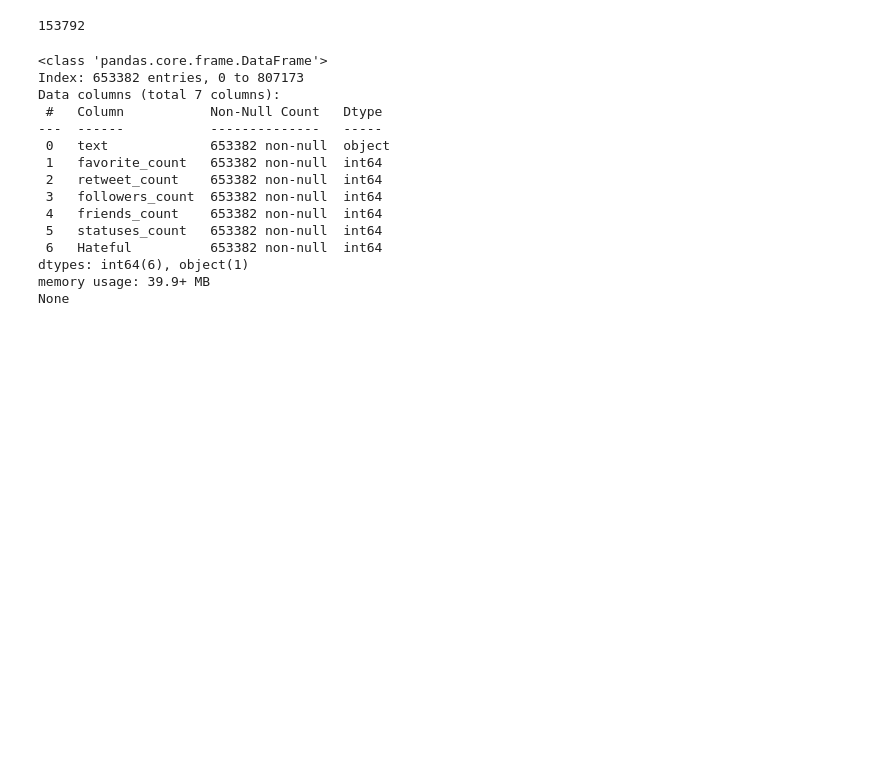
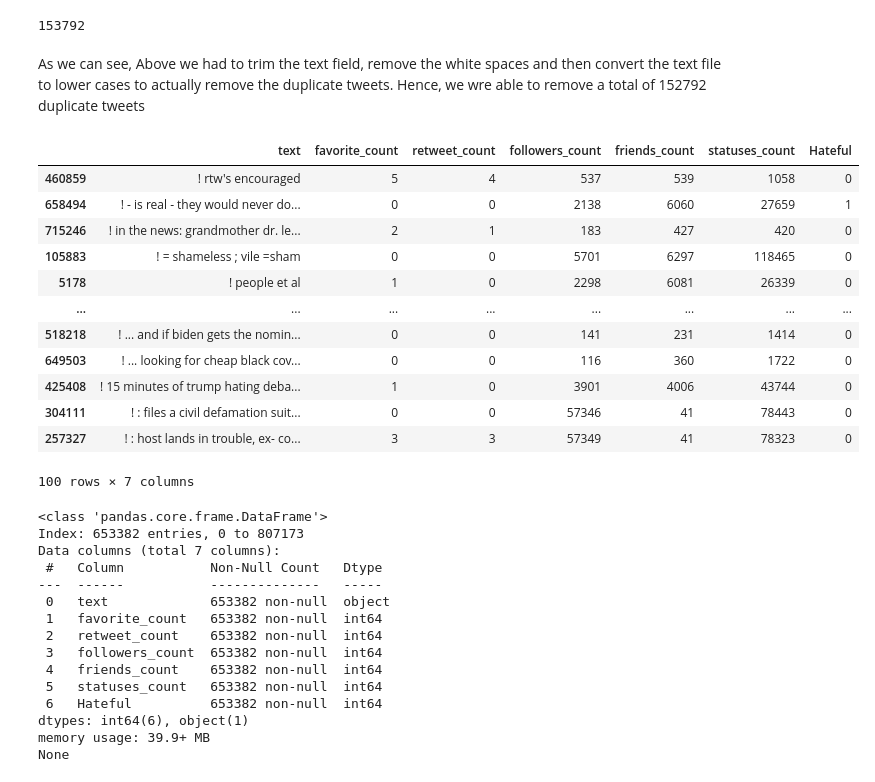
Before and after one commit to AkshayHanchate/-MeToo_Hate_Speech_Detection_NLP, a Jupyter notebook: MeToo_Hateful_NLP.ipynb, the cells around one changed output. Drawn from its saved outputs; the diff is of its cells as text; code cells hidden in the pictures; blank space fills up the shorter version.

```diff
--- a/MeToo_Hateful_NLP.ipynb
+++ b/MeToo_Hateful_NLP.ipynb
@@ -44,9 +28,33 @@ no_of_duplicates = duplicates.sum()
 no_of_duplicates
 # %% [output]
 153792
+# %% [markdown]
+As we can see, Above we had to trim the text field, remove the white spaces and then convert the text file to lower cases to actually remove the duplicate tweets. Hence, we wre able to remove a total of 152792 duplicate tweets
 # %%
 # Removing duplicate records
 Metoo_df_clean = Metoo_df_clean[~duplicates]
+# %%
+Metoo_df_clean['text'] = Metoo_df_clean['text'].str.replace(r'\n+', '', regex=True)
+# %%
+Metoo_df_clean['text'] = Metoo_df_clean['text'].str.replace(r'&amp', '', regex=True)
+# %%
+Metoo_df_clean = Metoo_df_clean[Metoo_df_clean['text'] != '']
+# %%
+Metoo_df_clean.sort_values(by='text').head(100)
+# %% [output]
+|  | text | favorite_count | retweet_count | followers_count | friends_count | statuses_count | Hateful |
+| 460859 | ! rtw's encouraged | 5 | 4 | 537 | 539 | 1058 | 0 |
+| 658494 | ! - is real - they would never do... | 0 | 0 | 2138 | 6060 | 27659 | 1 |
+| 715246 | ! in the news: grandmother dr. le... | 2 | 1 | 183 | 427 | 420 | 0 |
+| 105883 | ! = shameless ; vile =sham | 0 | 0 | 5701 | 6297 | 118465 | 0 |
+| 5178 | ! people et al | 1 | 0 | 2298 | 6081 | 26339 | 0 |
+| ... | ... | ... | ... | ... | ... | ... | ... |
+| 518218 | ! ... and if biden gets the nomin... | 0 | 0 | 141 | 231 | 1414 | 0 |
+| 649503 | ! ... looking for cheap black cov... | 0 | 0 | 116 | 360 | 1722 | 0 |
+| 425408 | ! 15 minutes of trump hating deba... | 1 | 0 | 3901 | 4006 | 43744 | 0 |
+| 304111 | ! : files a civil defamation suit... | 0 | 0 | 57346 | 41 | 78443 | 0 |
+| 257327 | ! : host lands in trouble, ex- co... | 3 | 3 | 57349 | 41 | 78323 | 0 |
+100 rows × 7 columns
 # %%
 # Missing value checks
 missing_values = Metoo_df_clean.isnull().sum()
```
Also changed, not shown: parts of 1 cell of this notebook.
